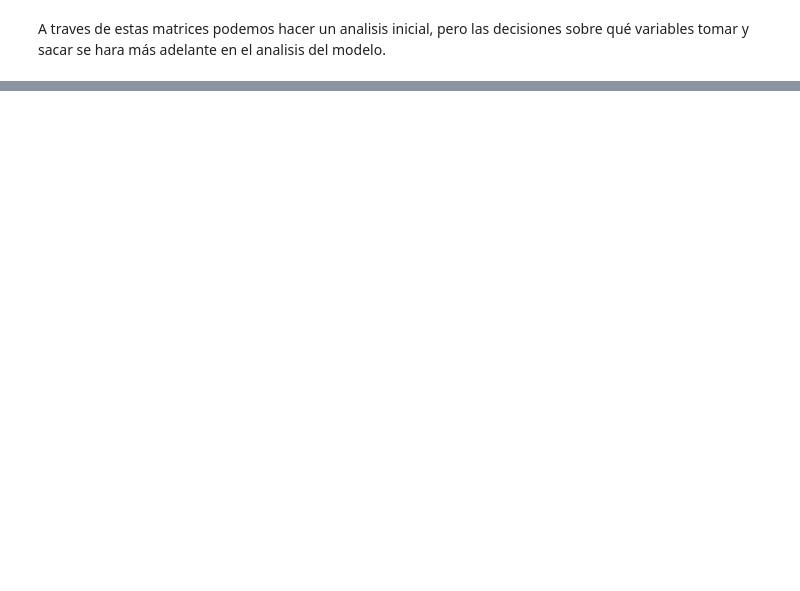
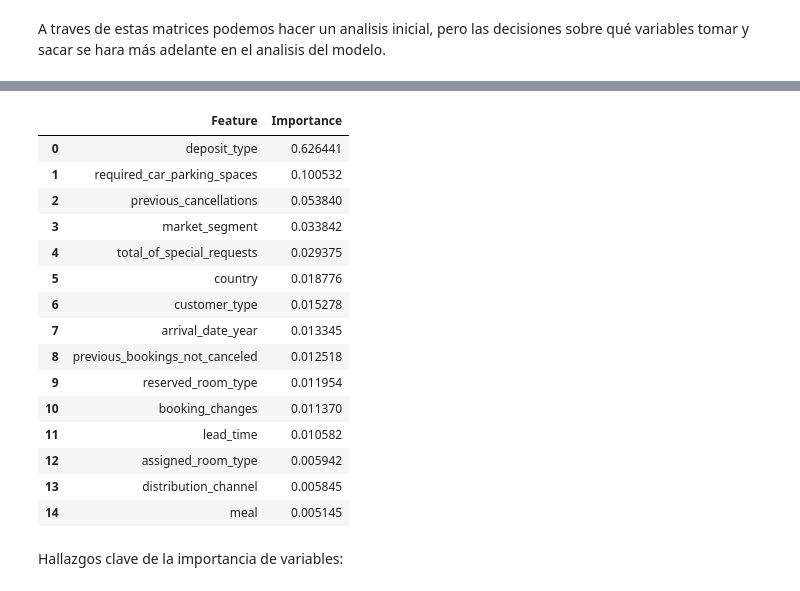
Before and after one commit to 4GeeksAcademy/LucasDellaMaestra-AlejandroNovellino-ReneRamirez-ProyectoFinal, a Jupyter notebook: notebooks/1.0-explore.ipynb, the cells around one changed output, grey strips where cells are left out. Saved outputs shown, nothing was run; the diff lists cells and outputs as text; code cells hidden in the pictures; blank space fills up the shorter version.

```diff
--- a/notebooks/1.0-explore.ipynb
+++ b/notebooks/1.0-explore.ipynb
@@ -566,0 +687,32 @@ y_test.to_csv(path_or_buf=Y_TEST_PATH, sep=',', index=False, )
+# %%
+# Crear DataFrame con importancias
+feature_importances = pd.DataFrame({
+    'Feature': X_train.columns,
+    'Importance': model.feature_importances_
+})
+
+# Ordenar por importancia descendente
+feature_importances.sort_values(by='Importance', ascending=False, inplace=True)
+
+# Mostrar tabla
+feature_importances.reset_index(drop=True, inplace=True)
+feature_importances.head(15)
+# %% [output]
+|  | Feature | Importance |
+| 0 | deposit_type | 0.626441 |
+| 1 | required_car_parking_spaces | 0.100532 |
+| 2 | previous_cancellations | 0.053840 |
+| 3 | market_segment | 0.033842 |
+| 4 | total_of_special_requests | 0.029375 |
+| 5 | country | 0.018776 |
+| 6 | customer_type | 0.015278 |
+| 7 | arrival_date_year | 0.013345 |
+| 8 | previous_bookings_not_canceled | 0.012518 |
+| 9 | reserved_room_type | 0.011954 |
+| 10 | booking_changes | 0.011370 |
+| 11 | lead_time | 0.010582 |
+| 12 | assigned_room_type | 0.005942 |
+| 13 | distribution_channel | 0.005845 |
+| 14 | meal | 0.005145 |
+# %% [markdown]
+ Hallazgos clave de la importancia de variables:
```
Also changed, not shown: parts of 15 cells of this notebook, 2 other files.
